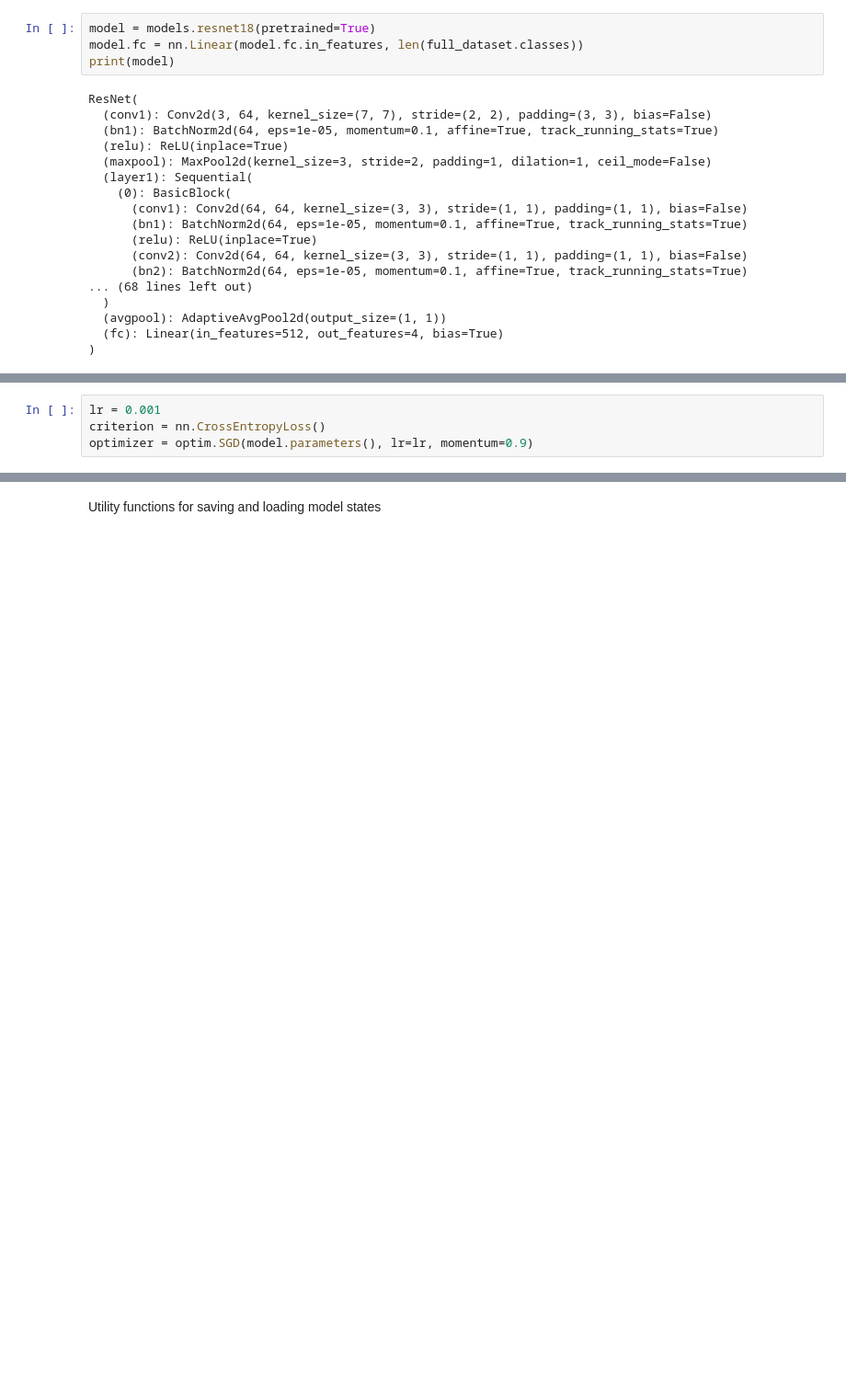
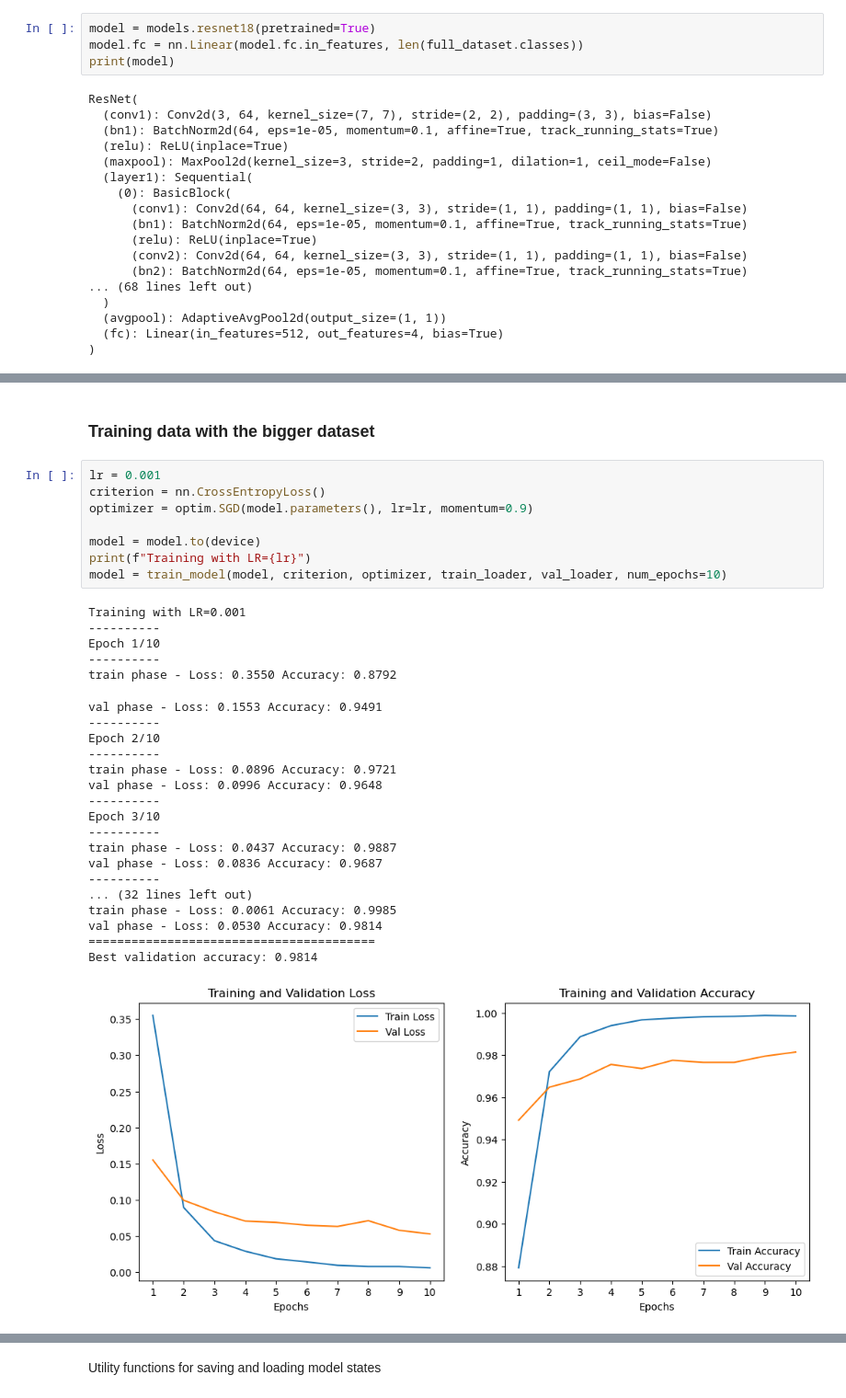
Before and after one commit to CheckinChickens/gmm-komandine, a Jupyter notebook: ResNet18/resnet18.ipynb, the cells around one changed output, grey strips where cells are left out. Shown at 92% size. Cells and saved outputs as stored; diff of their text form; blank space fills up the shorter version.

Commit message:
Updated ResNet18 with graphs

```diff
--- a/ResNet18/resnet18.ipynb
+++ b/ResNet18/resnet18.ipynb
@@ -232,5 +236,35 @@ def train_model(model, criterion, optimizer, train_loader, val_loader, num_epoch
     return model
+# %% [markdown]
+### Training data with the bigger dataset
 # %%
 lr = 0.001
 criterion = nn.CrossEntropyLoss()
 optimizer = optim.SGD(model.parameters(), lr=lr, momentum=0.9)
+
+model = model.to(device)
+print(f"Training with LR={lr}")
+model = train_model(model, criterion, optimizer, train_loader, val_loader, num_epochs=10)
+# %% [output]
+Training with LR=0.001
+----------
+Epoch 1/10
+----------
+train phase - Loss: 0.3550 Accuracy: 0.8792
+val phase - Loss: 0.1553 Accuracy: 0.9491
+----------
+Epoch 2/10
+----------
+train phase - Loss: 0.0896 Accuracy: 0.9721
+val phase - Loss: 0.0996 Accuracy: 0.9648
+----------
+Epoch 3/10
+----------
+train phase - Loss: 0.0437 Accuracy: 0.9887
+val phase - Loss: 0.0836 Accuracy: 0.9687
+----------
+... (32 lines left out)
+train phase - Loss: 0.0061 Accuracy: 0.9985
+val phase - Loss: 0.0530 Accuracy: 0.9814
+========================================
+Best validation accuracy: 0.9814
+[figure, added]
```
Also changed, not shown: parts of 12 cells of this notebook, 3 other files.
